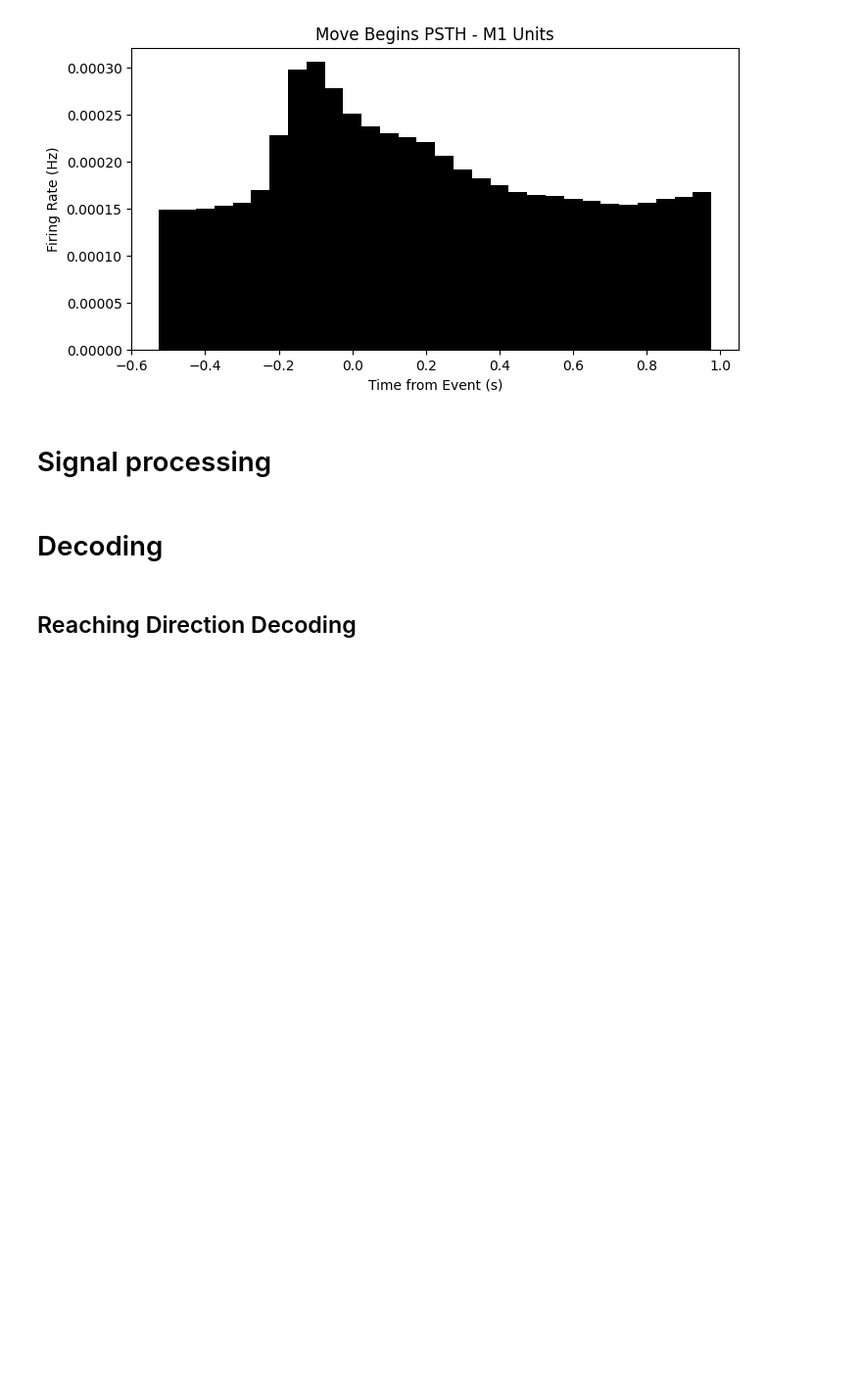
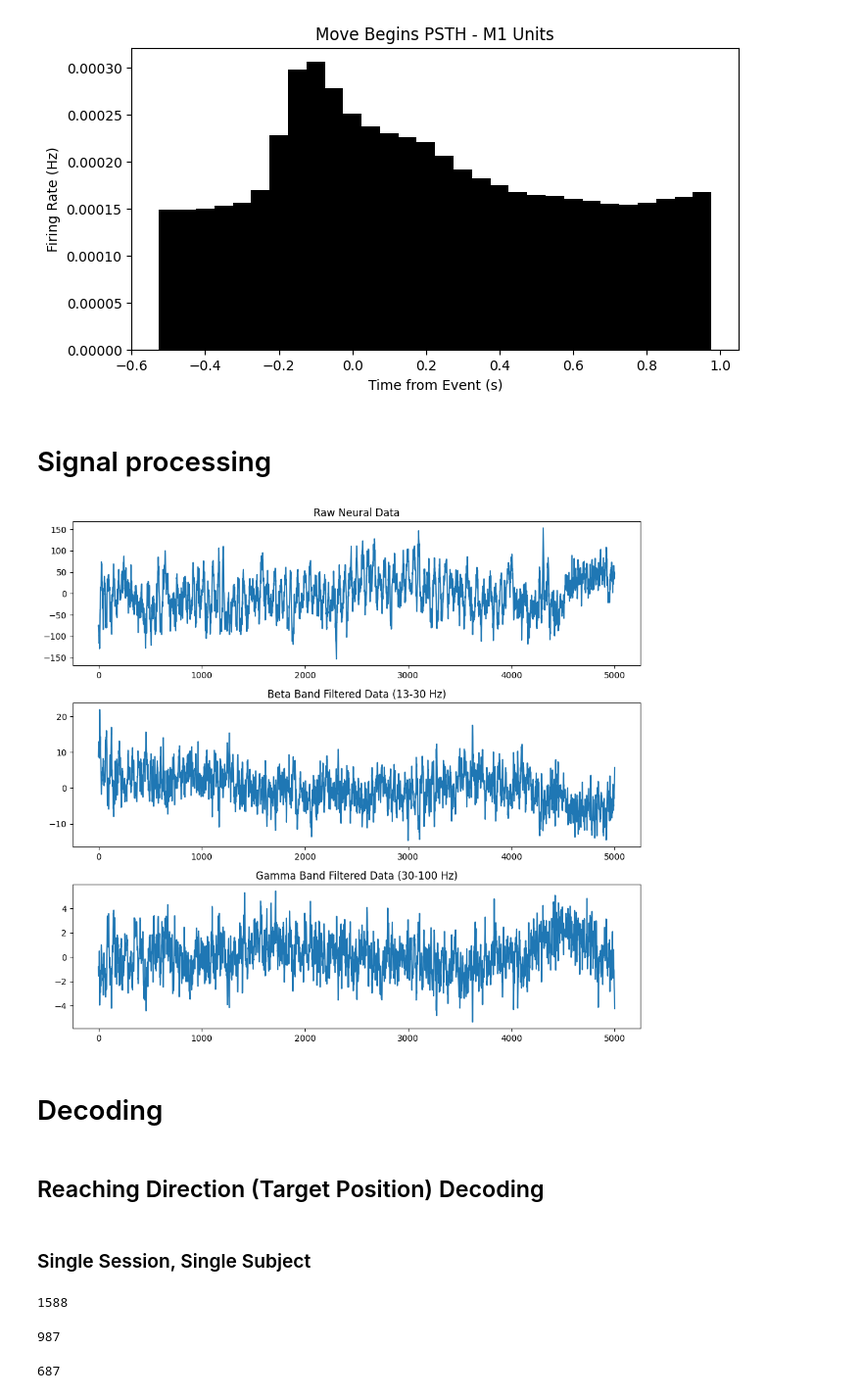
Before and after one commit to kylmcgr/neural-data-exploration, a Jupyter notebook: neural-data-processing.ipynb, the cells around one changed output. Shown at 98% size. Drawn from its saved outputs; the diff is of its cells as text; code cells hidden in the pictures; blank space fills up the shorter version.

Commit message:
Decoding

```diff
--- a/neural-data-processing.ipynb
+++ b/neural-data-processing.ipynb
@@ -662,27 +692,33 @@ def bandpass_filter(data, lowcut, highcut, fs, order=5):
     high = highcut / nyquist
     b, a = butter(order, [low, high], btype='band')
     return filtfilt(b, a, data)
+# %%
+fs = electrical_series.rate
+raw_data = a1_data[:5000]
+
+# Filter the data for beta/gamma frequencies
+beta_filtered_data = bandpass_filter(raw_data, 13, 30, fs) # 13-30 Hz, motor control
+gamma_filtered_data = bandpass_filter(raw_data, 30, 100, fs) # 30-100 Hz, cognitive processing
 # %%
-fs = 1000  # Sampling rate (in Hz)
-raw_data =
+# Plot the original and filtered data
+plt.figure(figsize=(10, 9))
 
-# Filter the data for beta/gamma frequencies (13-30 Hz)
-beta_filtered_data = bandpass_filter(raw_data, 13, 30, fs)
-gamma_filtered_data = bandpass_filter(raw_data, 30, 100, fs)
-
-# Plot the original and filtered data
-plt.figure(figsize=(10, 6))
-
-plt.subplot(2, 1, 1)
-plt.plot(raw_data[:5000])
+plt.subplot(3, 1, 1)
+plt.plot(raw_data[:5000, 0])
 plt.title("Raw Neural Data")
 
-plt.subplot(2, 1, 2)
-plt.plot(beta_filtered_data[:5000])
+plt.subplot(3, 1, 2)
+plt.plot(beta_filtered_data[:5000, 0])
 plt.title("Beta Band Filtered Data (13-30 Hz)")
+
+plt.subplot(3, 1, 3)
+plt.plot(gamma_filtered_data[:5000, 0])
+plt.title("Gamma Band Filtered Data (30-100 Hz)")
 
 plt.tight_layout()
 plt.show()
+# %% [output]
+[figure, added]
 # %%
 from scipy.ndimage import gaussian_filter1d
 
@@ -692,4 +728,4 @@ def compute_firing_rate(spike_times, window_size=0.1):
 # %% [markdown]
 # Decoding
 # %% [markdown]
-## Reaching Direction Decoding
+## Reaching Direction (Target Position) Decoding
@@ -715,0 +732,19 @@ decoder = decode_movement(firing_rate_matrix, hand_position_matrix)
+# %% [markdown]
+### Single Session, Single Subject
+# %%
+# Start with single session for single subject
+len(trials_df)
+# %% [output]
+1588
+# %%
+# Filter for trials with single targets
+single_target_trials = trials_df[trials_df['target_positions'].apply(len) == 1]
+len(single_target_trials)
+# %% [output]
+987
+# %%
+# Filter for trials with correct reach
+correct_reach_trials = single_target_trials[single_target_trials['correct_reach'] == True]
+len(correct_reach_trials)
+# %% [output]
+687
```
Also changed, not shown: parts of 24 cells of this notebook.
